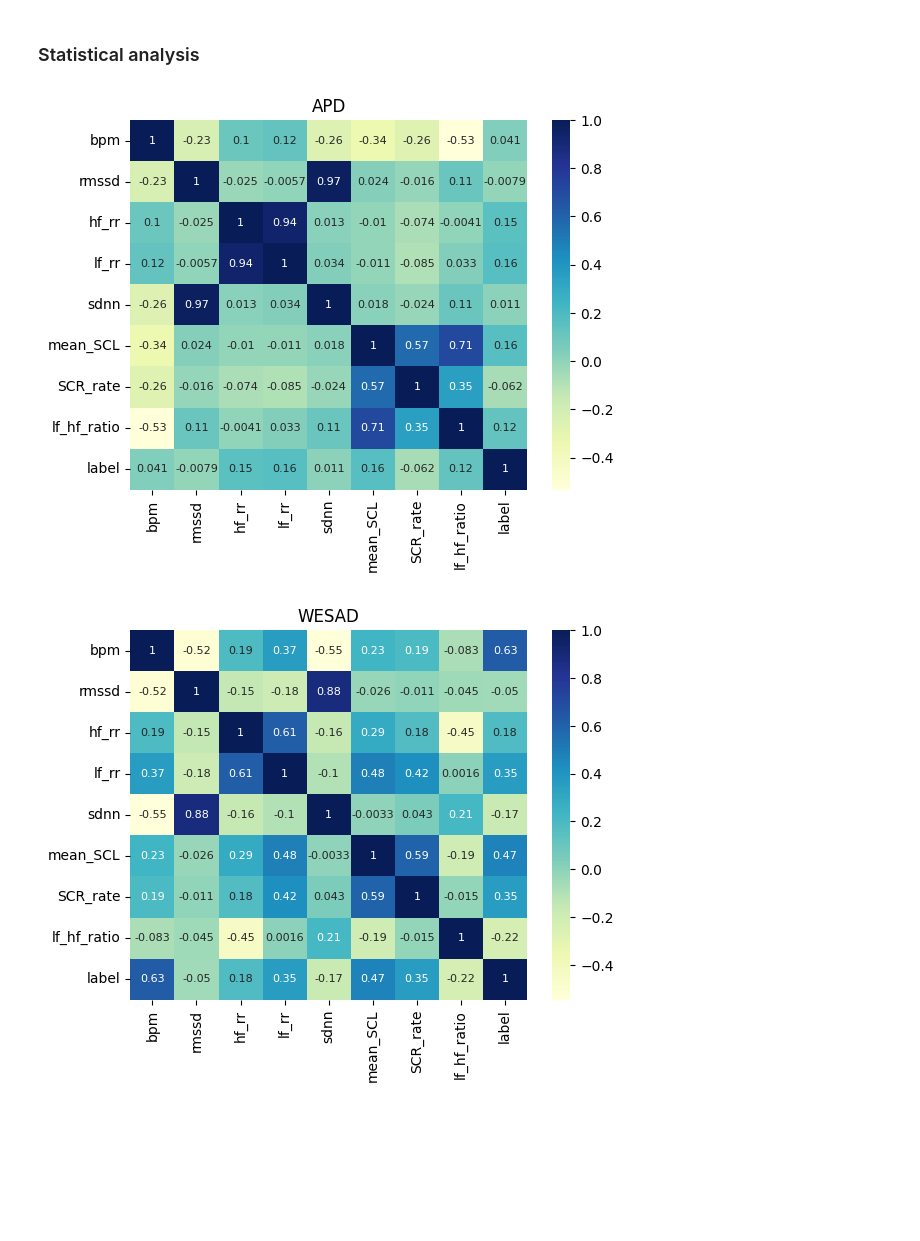
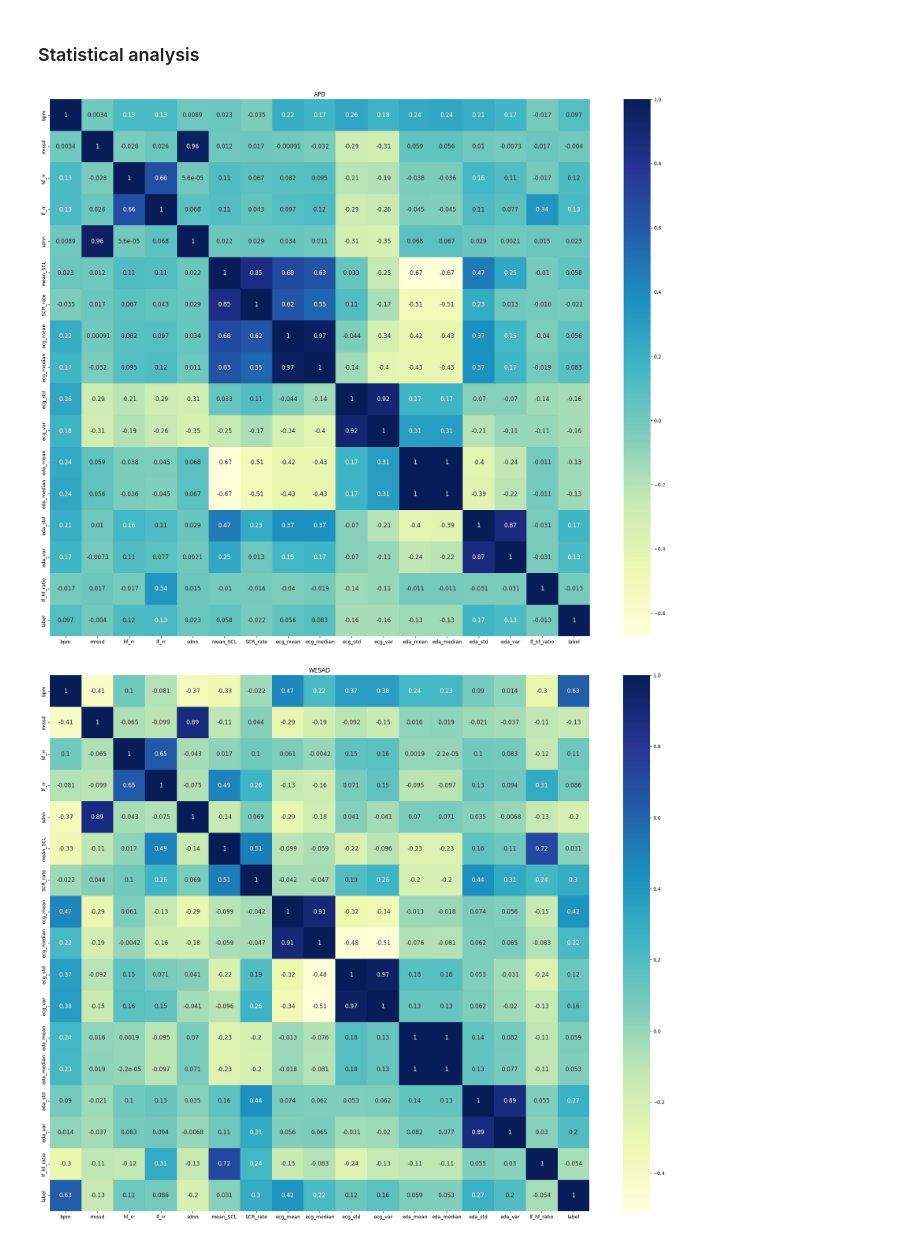
Before and after one commit to emilyxzhou/anxiety, a Jupyter notebook: notebooks/statistical_analysis/statistical_analysis.ipynb, the cells around one changed output. Cells and saved outputs as stored; diff of their text form; code cells hidden in the pictures; blank space fills up the shorter version.

Commit message:
Update APD metrics
Signed-off-by: Emily Zhou <zhouxemily@gmail.com>

```diff
--- a/notebooks/statistical_analysis/statistical_analysis.ipynb
+++ b/notebooks/statistical_analysis/statistical_analysis.ipynb
@@ -24,11 +24,11 @@ metrics = [
     train.Metrics.RMSSD,
     train.Metrics.HF_RR,
     train.Metrics.LF_RR,
-    # train.Metrics.IBI,
     train.Metrics.SDNN,
     train.Metrics.MEAN_SCL,
     train.Metrics.SCR_RATE
-]
+] + \
+train.Metrics.STATISTICAL
 
 temp_a, _ = train.Train_APD.get_apd_data_ranking([train.Metrics.BPM], phases=dr_a.Phases.PHASES_LIST, normalize=False)
 idx = temp_a[temp_a["bpm"] > 200].index
@@ -440,13 +214,14 @@ threshold = "fixed"
 
 
 phases = dr_a.Phases.PHASES_LIST
-apd_label_type = "Anxiety"
+apd_label_type = None
 
 # for i, phase in enumerate(phases):
     # print(f"{phase} " + "-"*30)
 x, y = train.Train_APD.get_apd_data_ranking(metrics, phases, verbose=False, anxiety_label_type=apd_label_type, threshold=threshold)
 x = pd.concat([x, y], axis=1)
-heat_map = sb.heatmap(x.loc[:, metrics + ["lf_hf_ratio", "label"]].corr(), cmap="YlGnBu", annot=True, annot_kws={"fontsize":8})
+plt.figure(figsize=(25, 20))
+heat_map = sb.heatmap(x.loc[:, metrics + ["lf_hf_ratio", "label"]].corr(), cmap="YlGnBu", annot=True, annot_kws={"fontsize":12})
 # plt.title(f"APD {phase}, {threshold} label threshold")
 plt.title(f"APD")
 plt.show()
@@ -459,50 +234,52 @@ wesad_label_type = "stai"
     # print(f"{phase} " + "-"*30)
 x, y = train.Train_WESAD.get_wesad_data(metrics, phases, verbose=False, label_type=wesad_label_type, normalize=True, threshold=threshold)
 x = pd.concat([x, y], axis=1)
-heat_map = sb.heatmap(x.loc[:, metrics + ["lf_hf_ratio", "label"]].corr(), cmap="YlGnBu", annot=True, annot_kws={"fontsize":8})
+plt.figure(figsize=(25, 20))
+heat_map = sb.heatmap(x.loc[:, metrics + ["lf_hf_ratio", "label"]].corr(), cmap="YlGnBu", annot=True, annot_kws={"fontsize":12})
 # plt.title(f"WESAD {phase}, {threshold} label threshold")
 plt.title(f"WESAD")
 plt.show()
 
 
-asc_label_type = dr_asc.SelfReports.AROUSAL
+case_label_type = dr_c.SelfReports.AROUSAL
 
-x, y = train.Train_ASCERTAIN.get_ascertain_data(metrics, verbose=False, label_type=asc_label_type, normalize=True, threshold=threshold)
+x, y = train.Train_CASE.get_case_data(metrics, verbose=False, label_type=case_label_type, normalize=True, threshold=threshold)
 inds = pd.isnull(x).any(axis=1).to_numpy().nonzero()[0]
 x = x.drop(labels=inds, axis=0)
 y = y.drop(labels=inds, axis=0)
 x = pd.concat([x, y], axis=1)
-heat_map = sb.heatmap(x.loc[:, metrics + ["lf_hf_ratio", "label"]].corr(), cmap="YlGnBu", annot=True, annot_kws={"fontsize":8})
-plt.title(f"ASCERTAIN")
+plt.figure(figsize=(25, 20))
+heat_map = sb.heatmap(x.loc[:, metrics + ["lf_hf_ratio", "label"]].corr(), cmap="YlGnBu", annot=True, annot_kws={"fontsize":12})
+plt.title(f"CASE")
 plt.show()
 
 
 # popane_studies = {
 #     "Study1": dr_p.Study1.ALL,
 #     "Study2": dr_p.Study2.ALL,
 #     "Study3": dr_p.Study3.ALL,
 #     # "Study4": dr_p.Study4.ALL,
 #     "Study5": dr_p.Study5.ALL,
 #     # "Study6": dr_p.Study6.ALL,
 #     # "Study7": dr_p.Study7.ALL
 # }
 # popane_label_type = "affect"
 
 # for study in popane_studies.keys():
 #     phases = popane_studies[study]
 #     # for i, phase in enumerate(phases):
 #         # print(f"{phase} " + "-"*30)
 #     try:
 #         x, y = train.Train_POPANE.get_popane_data(study, metrics, phases, verbose=False, label_type=popane_label_type, threshold=threshold)
 #     except Exception as e:
 #         # print(f"Unable to load data for {study} {phase}")
 #         print(f"Unable to load data for {study}")
 #         continue
 #     x = pd.concat([x, y], axis=1)
 #     heat_map = sb.heatmap(x.loc[:, metrics + ["label"]].corr(), cmap="YlGnBu", annot=True, annot_kws={"fontsize":8})
 #     # plt.title(f"POPANE {study}, {phase}, {threshold} label threshold")
 #     plt.title(f"POPANE {study}, {threshold} label threshold")
 #     plt.show()
 # %% [output]
-[figure, old version]
+[figure, new version]
-[figure, old version]
+[figure, new version]
```
Also changed, not shown: parts of 5 cells of this notebook, 44 other files.
